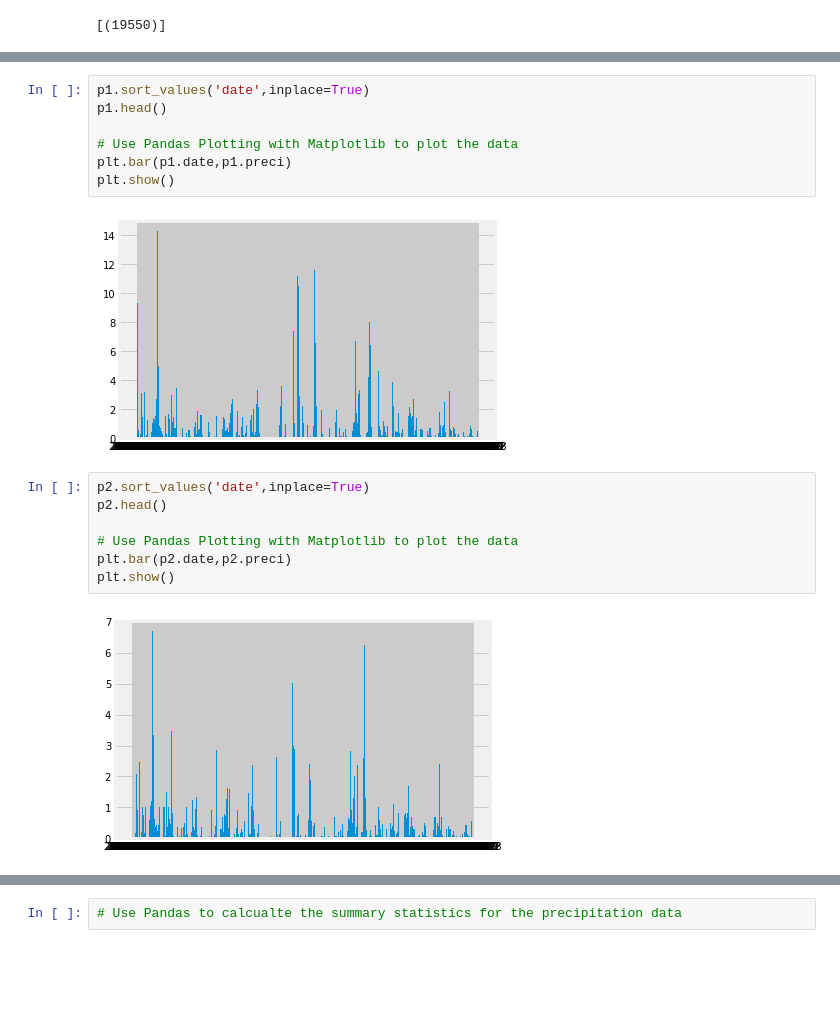
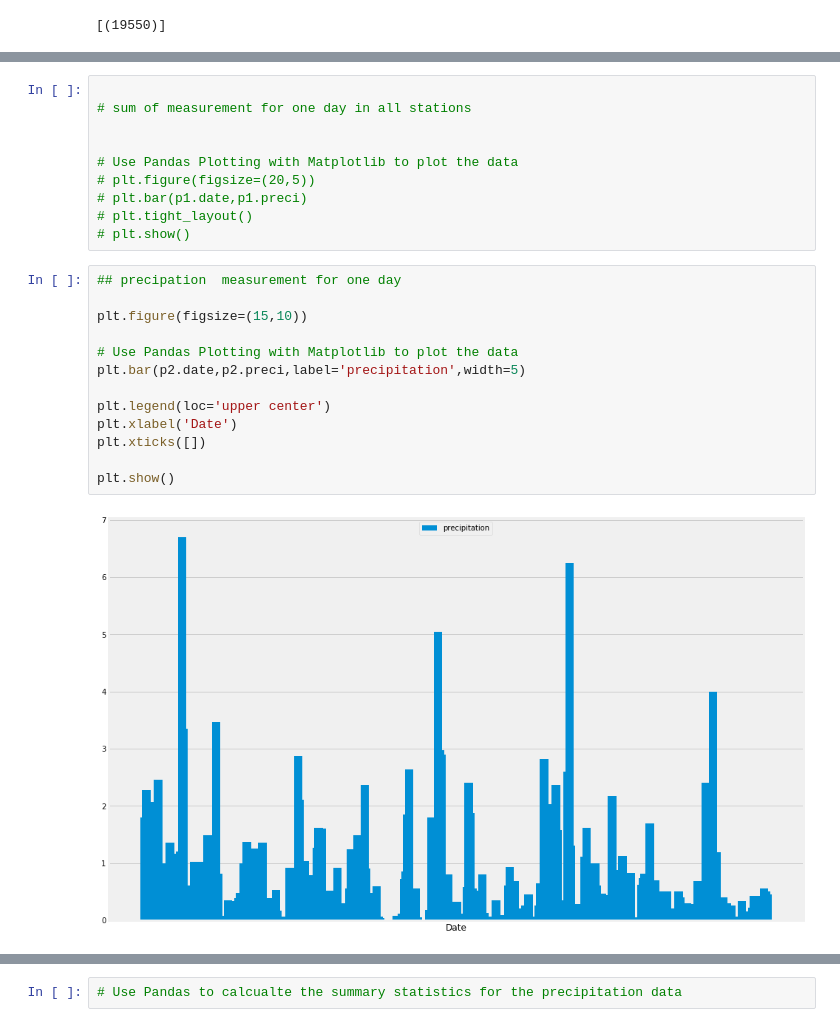
Before and after one commit to bfiroozfard/Flask_SQLAlchmey-Surf-Up, a Jupyter notebook: behnamjob.ipynb, the cells around one changed output, grey strips where cells are left out. Saved outputs shown, nothing was run; the diff lists cells and outputs as text; blank space fills up the shorter version.

```diff
--- a/behnamjob.ipynb
+++ b/behnamjob.ipynb
@@ -138,20 +132,27 @@ query_2[:5]
 # %%
-p1.sort_values('date',inplace=True)
-p1.head()
+
+# sum of measurement for one day in all stations
+
 
 # Use Pandas Plotting with Matplotlib to plot the data
-plt.bar(p1.date,p1.preci)
-plt.show()
+# plt.figure(figsize=(20,5))
+# plt.bar(p1.date,p1.preci)
+# plt.tight_layout()
+# plt.show()
-# %% [output]
-[figure, removed]
 # %%
-p2.sort_values('date',inplace=True)
-p2.head()
+## precipation  measurement for one day
+
+plt.figure(figsize=(15,10))
 
 # Use Pandas Plotting with Matplotlib to plot the data
-plt.bar(p2.date,p2.preci)
+plt.bar(p2.date,p2.preci,label='precipitation',width=5)
+
+plt.legend(loc='upper center')
+plt.xlabel('Date')
+plt.xticks([])
+
 plt.show()
 # %% [output]
-[figure, old version]
+[figure, new version]
 # %% [markdown]
 ![precipitation](Images/precipitation.png)
```
Also changed, not shown: parts of 34 cells of this notebook, 4 other files.
